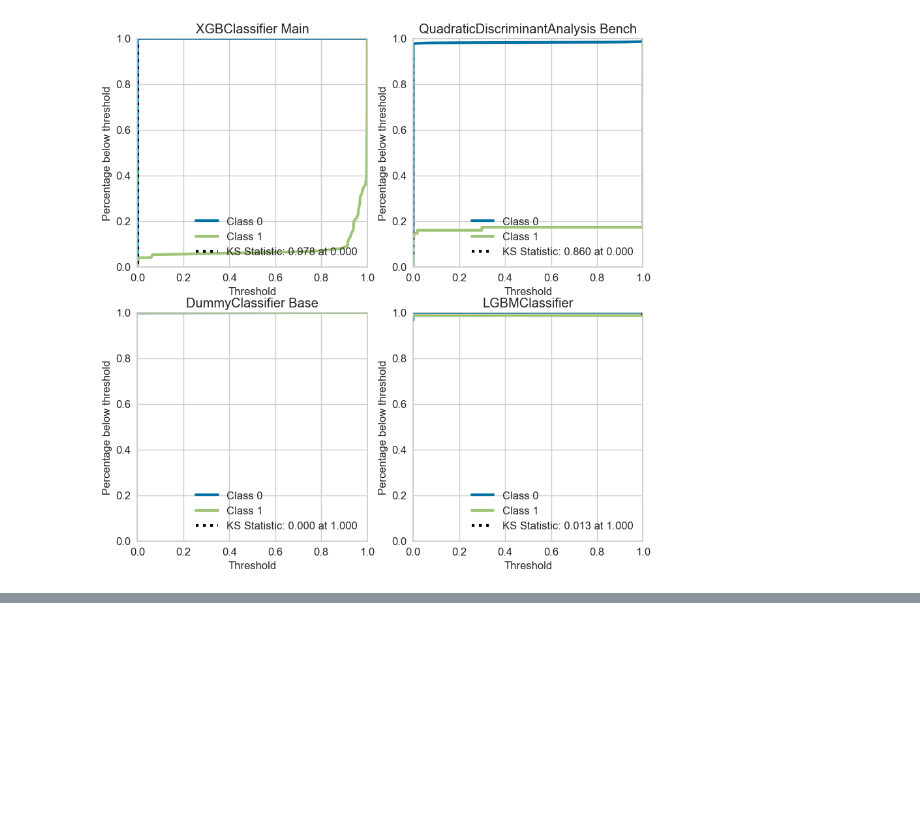
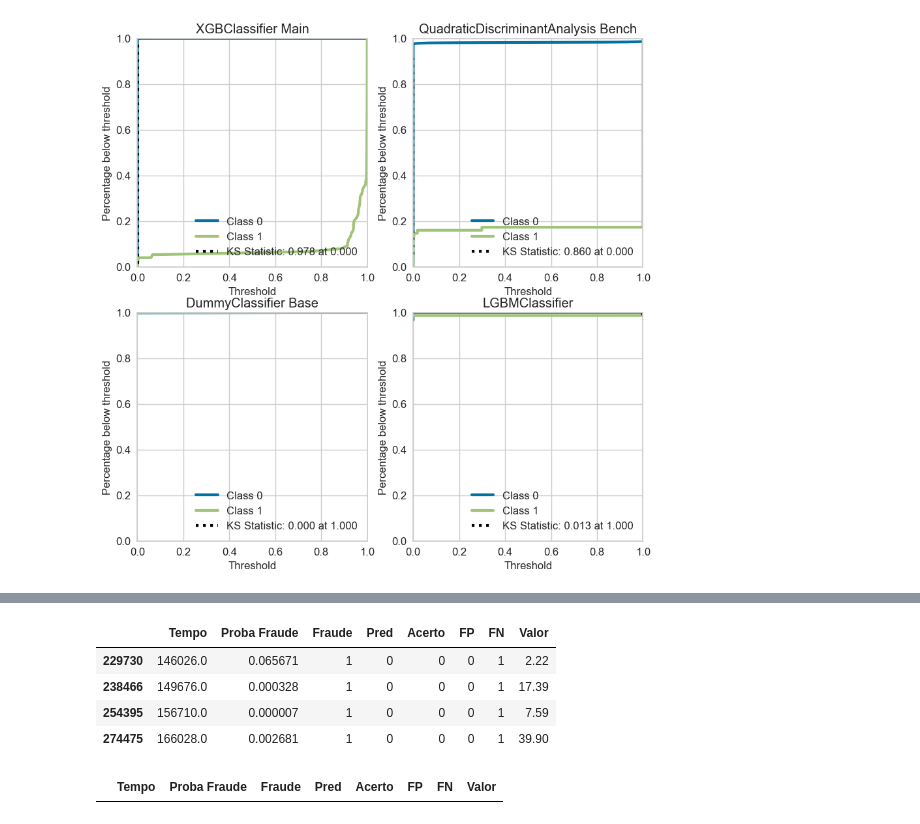
Before and after one commit to gprzy/real-time-fraud-detection, a Jupyter notebook: notebooks/fraud_detection_test_simulation.ipynb, the cells around one changed output, grey strips where cells are left out. Cells and saved outputs as stored; diff of their text form; code cells hidden in the pictures; blank space fills up the shorter version.

```diff
--- a/notebooks/fraud_detection_test_simulation.ipynb
+++ b/notebooks/fraud_detection_test_simulation.ipynb
@@ -226,0 +315,7 @@ for i, (model_name, model) in enumerate(models.items()):
+# %%
+%%time
+
+report_xgb = test_simulation_report(
+    model=xgb,
+    df_test=df_test
+)
@@ -226,0 +324,15 @@ for i, (model_name, model) in enumerate(models.items()):
+# %%
+# ocorrências de falsos negativos
+false_negatives = report_xgb[report_xgb['FN'] == 1]
+display(false_negatives)
+
+# ocorrências de falsos positivos
+false_positives = report_xgb[report_xgb['FP'] == 1]
+display(false_positives)
+# %% [output]
+|  | Tempo | Proba Fraude | Fraude | Pred | Acerto | FP | FN | Valor |
+| 229730 | 146026.0 | 0.065671 | 1 | 0 | 0 | 0 | 1 | 2.22 |
+| 238466 | 149676.0 | 0.000328 | 1 | 0 | 0 | 0 | 1 | 17.39 |
+| 254395 | 156710.0 | 0.000007 | 1 | 0 | 0 | 0 | 1 | 7.59 |
+| 274475 | 166028.0 | 0.002681 | 1 | 0 | 0 | 0 | 1 | 39.90 |
+|  | Tempo | Proba Fraude | Fraude | Pred | Acerto | FP | FN | Valor |
```
Also changed, not shown: parts of 26 cells of this notebook, 6 other files.
